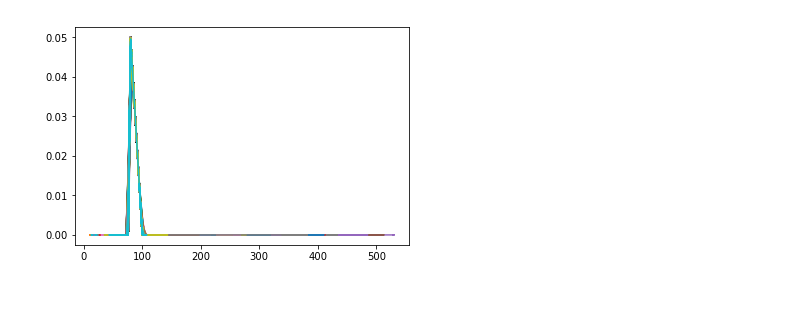
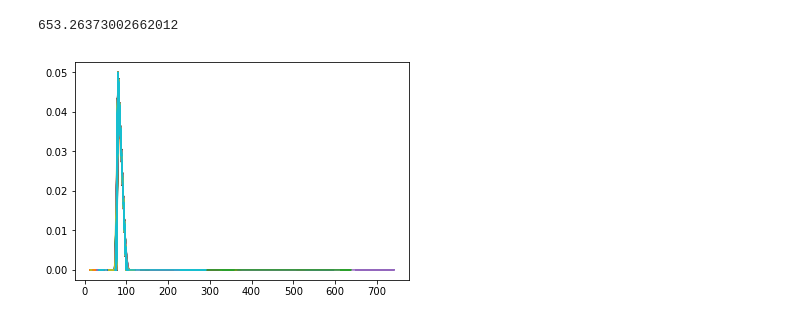
Before and after one commit to coryang/Mis-tests, a Jupyter notebook: simulation1.ipynb, the cells around one changed output. Saved outputs shown, nothing was run; the diff lists cells and outputs as text; code cells hidden in the pictures.

```diff
--- a/simulation1.ipynb
+++ b/simulation1.ipynb
@@ -30,6 +30,20 @@ def size_change_linear(price, target, reval, chg_at_reval):
         return 0
     else: # once the price drops down to s, i'll clear my position as well
         return 0
+# %%
+def size_change_por(price, target, reval, chg_at_reval):
+    s = reval - 0.2 * (target - reval) # when price = reval, por = 0.2
+    if s <= price < reval:
+        return chg_at_reval*(1-(price - reval)/(s - reval))/10000
+    elif reval <= price <= target:
+        por = (target-price)/(price-s)
+        coef = chg_at_reval/5/10000
+        return por * coef
+    elif price > target:
+        # once the price reaches target, i'll clear my position
+        return 0
+    else: # once the price drops down to s, i'll clear my position as well
+        return 0
 # %%
 # Test the size_change function
 target = 100
@@ -42,0 +58,8 @@ NameError: name 'size_change' is not defined
+# %%
+# Test the size_change function
+target = 100
+reval = 80
+s = reval - 0.2 * (target - reval)
+prices = [i/10 for i in range(750,1010,1)]
+size_ch = [size_change_por(price, target, reval, 500)*10000 for price in prices ]
+plt.plot(prices, size_ch)
@@ -62,0 +89,8 @@ pl = payout_ratio_strategy(target, reval, init_por, daily_return, daily_vol, 500
+# %%
+# Test the size_change function
+target = 100
+reval = 80
+init_por = 0.2
+daily_return = 0 / 252
+daily_vol = 0.30 / (np.sqrt(252))
+pl = payout_ratio_strategy(target, reval, init_por, daily_return, daily_vol, 500, 1000, size_change_por)
@@ -63,13 +99,15 @@ pl = payout_ratio_strategy(target, reval, init_por, daily_return, daily_vol, 500
 # %%
-def moving_sum_sim(sim_num, target, reval, init_por, daily_return, daily_vol, chg_at_reval, num, size_func):
+def mean_pl(sim_num, target, reval, init_por, daily_return, daily_vol, chg_at_reval, num, size_func):
     pls = [payout_ratio_strategy(target, reval, init_por, daily_return, daily_vol, chg_at_reval, num, size_func) for i in range(sim_num)]
     moving_sums = []
     # for pl in pls:
     #    moving_sums.append([sum(pl[:i]) for i in range(len(pl))])
+    total_pl = 0
     for pl in pls:
         total_pl += sum(pl)
-    mean_pl = total_pl
+    return total_pl/sim_num
 # %%
-avg_ms = moving_sum_sim(1000, target, reval, init_por, daily_return, daily_vol, 500, 1000, size_change_linear)
+mean_pl(1000, target, reval, init_por, daily_return, daily_vol, 500, 1000, size_change_linear)
 # %% [output]
+653.26373002662012
-[figure, old version]
+[figure, new version]
```
Also changed, not shown: parts of 8 cells of this notebook.
